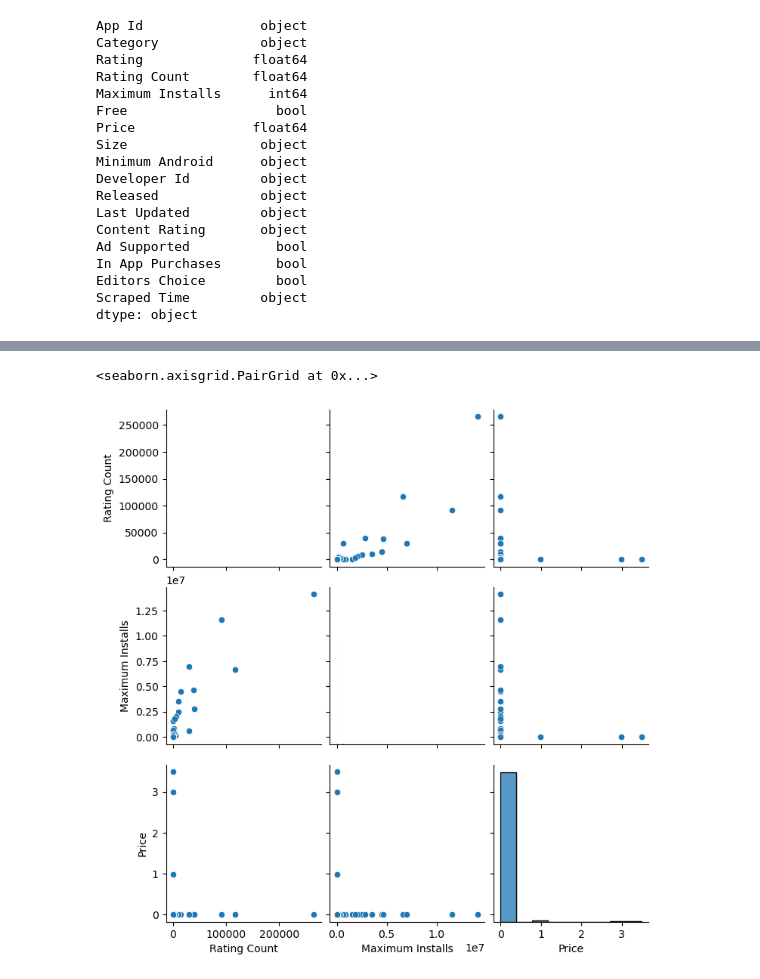
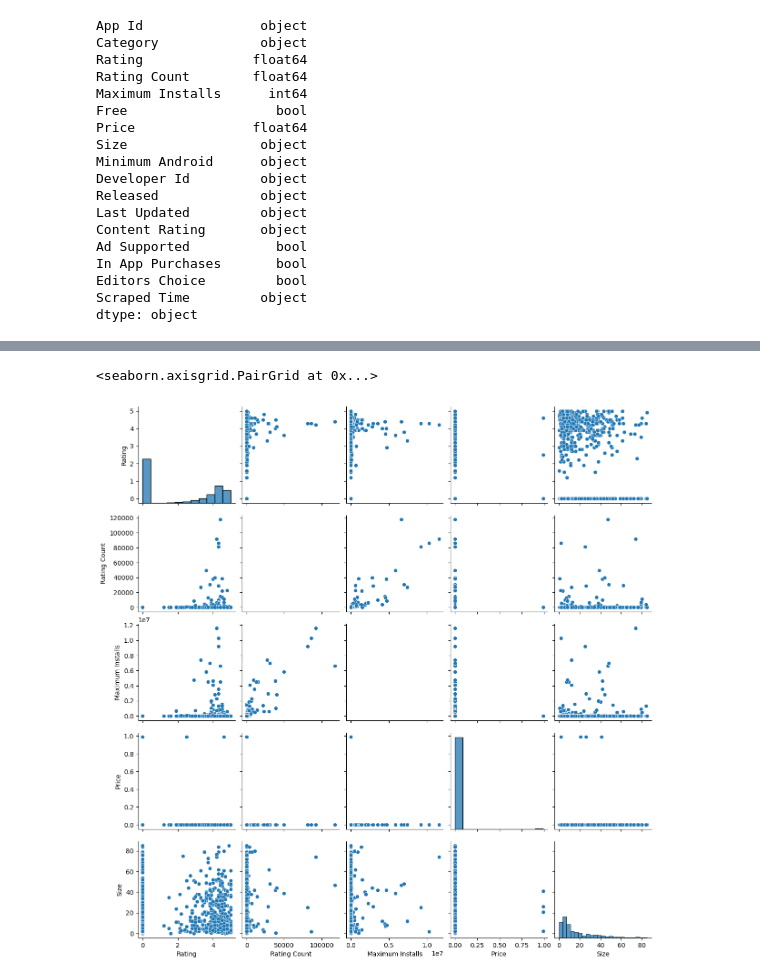
Before and after one commit to LSpekschoor/SDP_PO_123, a Jupyter notebook: scripts/exploratory_lars.ipynb, the cells around one changed output, grey strips where cells are left out. Saved outputs shown, nothing was run; the diff lists cells and outputs as text; code cells hidden in the pictures.

```diff
--- a/scripts/exploratory_lars.ipynb
+++ b/scripts/exploratory_lars.ipynb
@@ -112,5 +128,0 @@ sns.pairplot(eng_df[['Rating', 'Rating Count', 'Maximum Installs', 'Price', 'Siz
-# %%
-sns.pairplot(eng_df_tt[['Rating Count', 'Maximum Installs', 'Price']])
-# %% [output]
-<seaborn.axisgrid.PairGrid at 0x...>
-[figure, removed]
@@ -116,0 +133,5 @@ sns.pairplot(eng_df_tt[['Rating Count', 'Maximum Installs', 'Price']])
+# %%
+sns.pairplot(q_df)
+# %% [output]
+<seaborn.axisgrid.PairGrid at 0x...>
+[figure, added]
```
Also changed, not shown: parts of 8 cells of this notebook.
